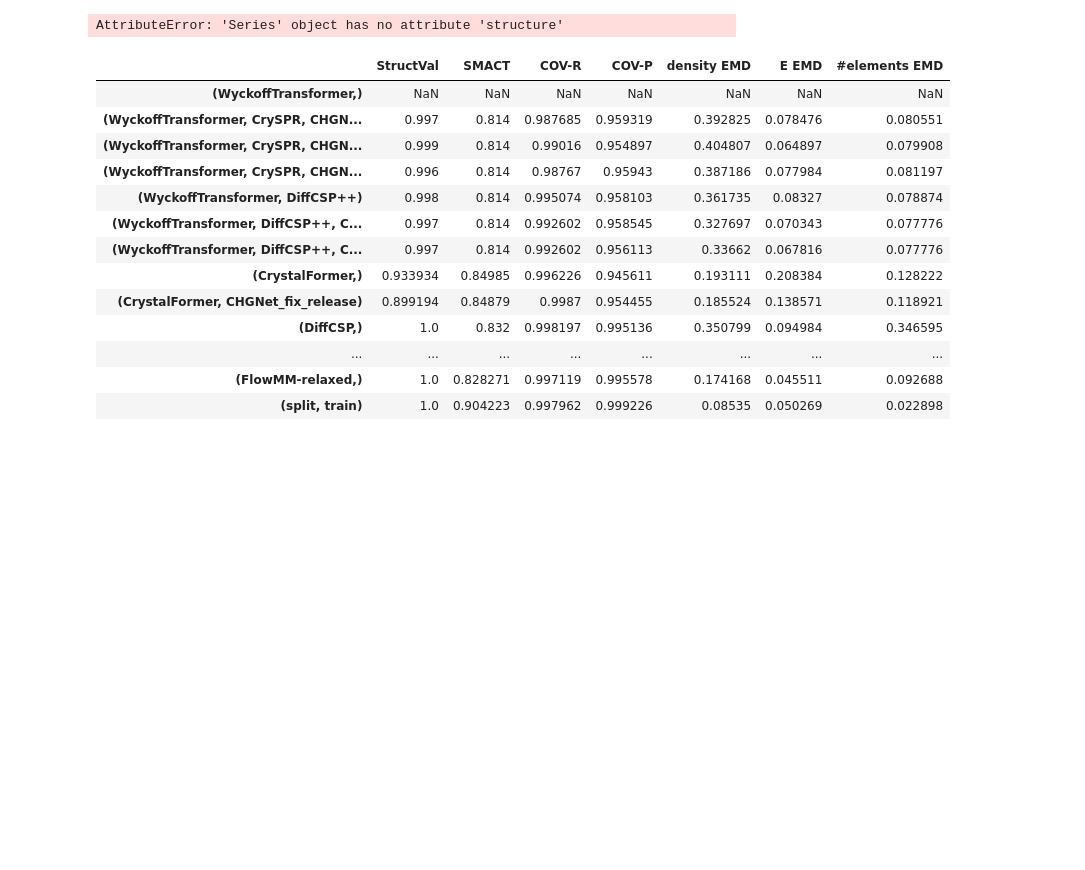
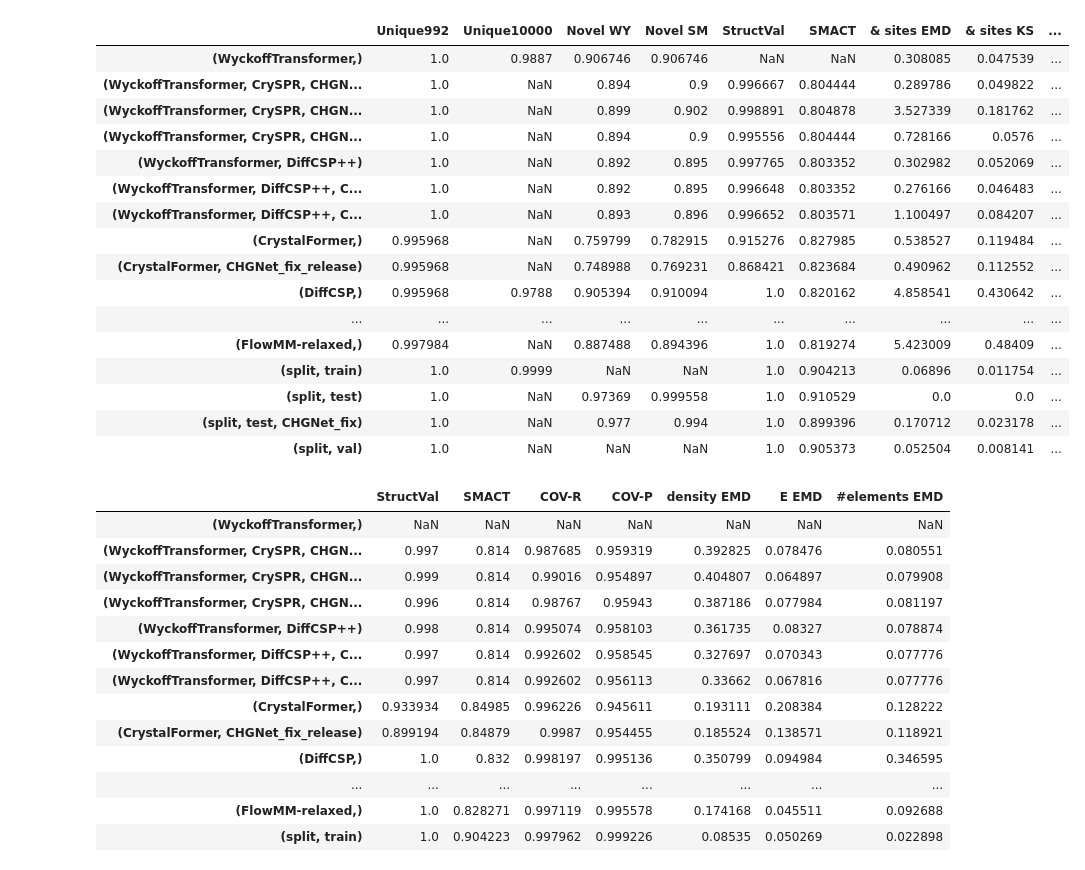
Before and after one commit to kedhip/WyckoffTransformer, a Jupyter notebook: MP_20_full_eval.ipynb, the cells around one changed output. Drawn from its saved outputs; the diff is of its cells as text; code cells hidden in the pictures; blank space fills up the shorter version.

Commit message:
More summary tables.

```diff
--- a/MP_20_full_eval.ipynb
+++ b/MP_20_full_eval.ipynb
@@ -32,10 +32,6 @@ results = pd.DataFrame(index=pd.Index(all_datasets.keys(), tupleize_cols=False),
         "S.U.N. 0", "S.U.N. 0.08"])
 
 for transformations, dataset in tqdm(all_datasets.items()):
-    if "smact_validity" in dataset.data.columns:
-        results.loc[[transformations], "SMACT"] = dataset.data.smact_validity.mean()
-        results.loc[[transformations], "StructVal"] = dataset.data.structural_validity.mean()
-
     if "corrected_chgnet_ehull" in dataset.data.columns:
         has_e_hull = dataset.data.corrected_chgnet_ehull.notnull()
         sample_for_unique = dataset.data.loc[has_e_hull].sample(sample_size)
@@ -51,7 +47,7 @@ for transformations, dataset in tqdm(all_datasets.items()):
         big_unique_sample = filter_by_unique_structure(big_sample_for_unique)
         results.loc[[transformations], f"Unique{sample_size_big}"] = len(big_unique_sample) / len(big_sample_for_unique)
 
-    unique = dataset.data.drop_duplicates(subset="fingerprint")
+    unique = filter_by_unique_structure(dataset.data)
     if len(transformations) != 2 or transformations[1] not in ("train", "val"):
         is_novel = ~unique.fingerprint.isin(novelty_reference_set)
         novel_wy = unique.loc[is_novel]
@@ -60,34 +56,50 @@ for transformations, dataset in tqdm(all_datasets.items()):
         results.loc[[transformations], "Novel SM"] = len(novel) / len(unique)
     else:
         novel = unique
 
     if "smact_validity" in dataset.data.columns:
         results.loc[[transformations], "StructVal"] = novel.structural_validity.mean()
         results.loc[[transformations], "SMACT"] = novel.smact_validity.mean()
 
     results.loc[[transformations], "& sites EMD"] = test_evaluator.get_num_sites_emd(novel)
     results.loc[[transformations], "& sites KS"] = test_evaluator.get_num_sites_ks(novel).statistic
     results.loc[[transformations], "& #elements KS"] = test_evaluator.get_num_elements_ks(novel).statistic
     results.loc[[transformations], "& #elements EMD"] = test_evaluator.get_num_elements_emd(novel)
     results.loc[[transformations], "#DoF KS"] = test_evaluator.get_dof_ks(novel).statistic
     results.loc[[transformations], "#DoF EMD"] = test_evaluator.get_dof_emd(novel)
     if "structure" in dataset.data.columns:
         results.loc[[transformations], "density EMD"] = test_evaluator.get_density_emd(novel)
         results.loc[[transformations], "E EMD"] = test_evaluator.get_cdvae_e_emd(novel)
         cov_metrics = test_evaluator.get_coverage(novel.cdvae_crystal)
         results.loc[[transformations], "COV-R"] = cov_metrics["cov_recall"]
         results.loc[[transformations], "COV-P"] = cov_metrics["cov_precision"]
 
-    results.loc[[transformations], "& SG chi2"] = test_evaluator.get_sg_chi2(novel, sample_size=sample_size)
-    results.loc[[transformations], "& elements chi2"] = test_evaluator.get_elements_chi2(novel, sample_size=sample_size)
+    results.loc[[transformations], "& SG chi2"] = test_evaluator.get_sg_chi2(novel)
+    results.loc[[transformations], "& elements chi2"] = test_evaluator.get_elements_chi2(novel)
 
     if "corrected_chgnet_ehull" in dataset.data.columns:
         total_with_ehull = has_e_hull.sum()
         stable_008 = (novel.corrected_chgnet_ehull < 0.08).sum()
         stable_0 = (novel.corrected_chgnet_ehull <= 0).sum()
         results.loc[[transformations], "S.U.N. 0"] = stable_0 / total_with_ehull
         results.loc[[transformations], "S.U.N. 0.08"] = stable_008 / total_with_ehull
-
+results.to_csv("evaluation_results.csv")
 results
 # %% [output]
-AttributeError: 'Series' object has no attribute 'structure'
+|  | Unique992 | Unique10000 | Novel WY | Novel SM | StructVal | SMACT | & sites EMD | & sites KS | ... |
+| (WyckoffTransformer,) | 1.0 | 0.9887 | 0.906746 | 0.906746 | NaN | NaN | 0.308085 | 0.047539 | ... |
+| (WyckoffTransformer, CrySPR, CHGN... | 1.0 | NaN | 0.894 | 0.9 | 0.996667 | 0.804444 | 0.289786 | 0.049822 | ... |
+| (WyckoffTransformer, CrySPR, CHGN... | 1.0 | NaN | 0.899 | 0.902 | 0.998891 | 0.804878 | 3.527339 | 0.181762 | ... |
+| (WyckoffTransformer, CrySPR, CHGN... | 1.0 | NaN | 0.894 | 0.9 | 0.995556 | 0.804444 | 0.728166 | 0.0576 | ... |
+| (WyckoffTransformer, DiffCSP++) | 1.0 | NaN | 0.892 | 0.895 | 0.997765 | 0.803352 | 0.302982 | 0.052069 | ... |
+| (WyckoffTransformer, DiffCSP++, C... | 1.0 | NaN | 0.892 | 0.895 | 0.996648 | 0.803352 | 0.276166 | 0.046483 | ... |
+| (WyckoffTransformer, DiffCSP++, C... | 1.0 | NaN | 0.893 | 0.896 | 0.996652 | 0.803571 | 1.100497 | 0.084207 | ... |
+| (CrystalFormer,) | 0.995968 | NaN | 0.759799 | 0.782915 | 0.915276 | 0.827985 | 0.538527 | 0.119484 | ... |
+| (CrystalFormer, CHGNet_fix_release) | 0.995968 | NaN | 0.748988 | 0.769231 | 0.868421 | 0.823684 | 0.490962 | 0.112552 | ... |
+| (DiffCSP,) | 0.995968 | 0.9788 | 0.905394 | 0.910094 | 1.0 | 0.820162 | 4.858541 | 0.430642 | ... |
+| ... | ... | ... | ... | ... | ... | ... | ... | ... | ... |
+| (FlowMM-relaxed,) | 0.997984 | NaN | 0.887488 | 0.894396 | 1.0 | 0.819274 | 5.423009 | 0.48409 | ... |
+| (split, train) | 1.0 | 0.9999 | NaN | NaN | 1.0 | 0.904213 | 0.06896 | 0.011754 | ... |
+| (split, test) | 1.0 | NaN | 0.97369 | 0.999558 | 1.0 | 0.910529 | 0.0 | 0.0 | ... |
+| (split, test, CHGNet_fix) | 1.0 | NaN | 0.977 | 0.994 | 1.0 | 0.899396 | 0.170712 | 0.023178 | ... |
+| (split, val) | 1.0 | NaN | NaN | NaN | 1.0 | 0.905373 | 0.052504 | 0.008141 | ... |
```
Also changed, not shown: parts of 1 cell of this notebook, 25 other files.
